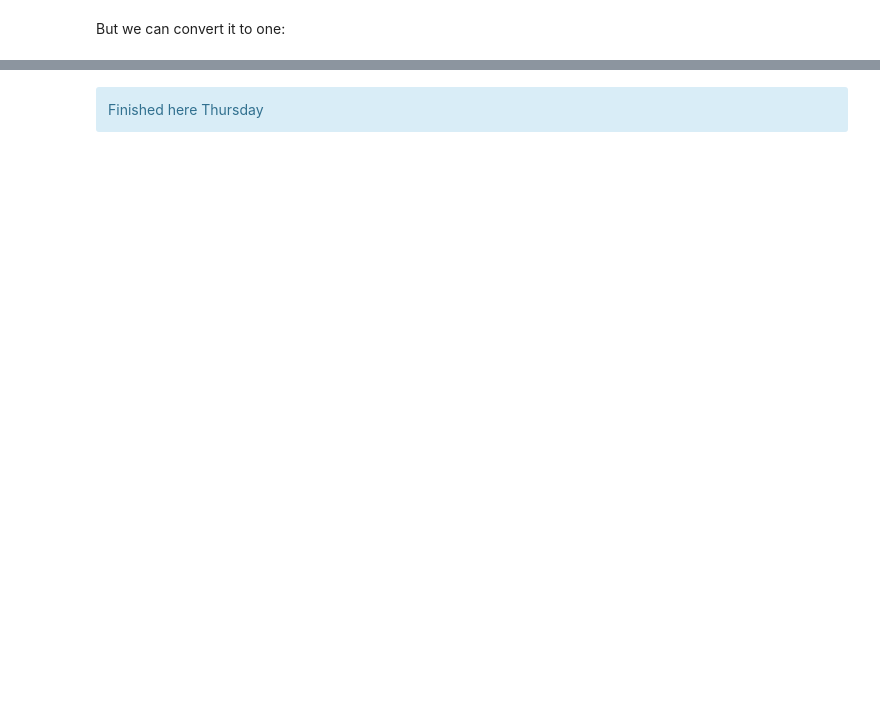
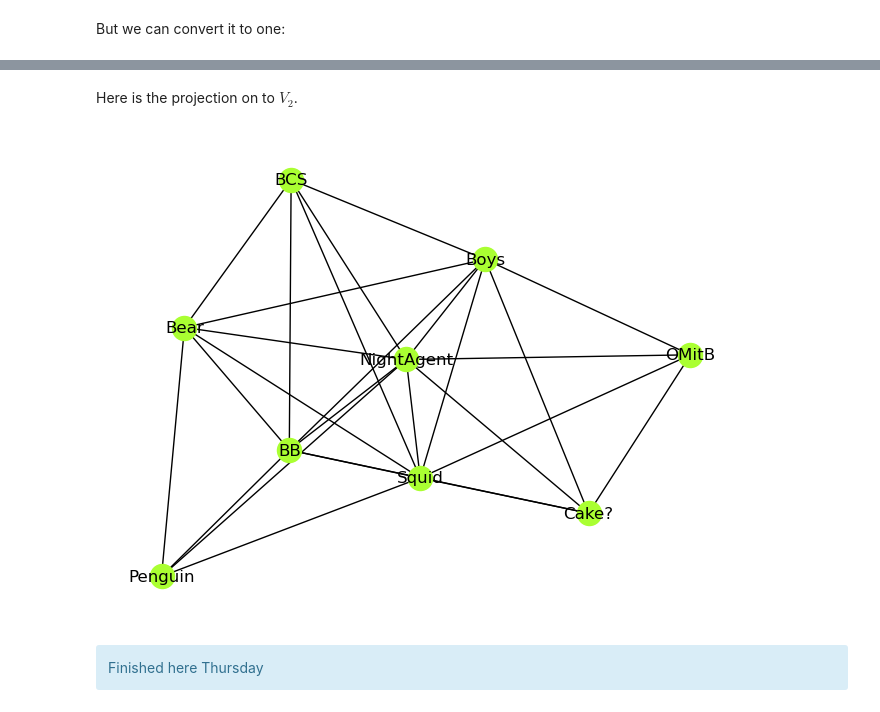
Before and after one commit to niallmadden/niallmadden.github.io, a Jupyter notebook: 2425-CS4423/W04/CS4423-W04-Jupyter.ipynb, the cells around one changed output, grey strips where cells are left out. Cells and saved outputs as stored; diff of their text form; code cells hidden in the pictures; blank space fills up the shorter version.

```diff
--- a/2425-CS4423/W04/CS4423-W04-Jupyter.ipynb
+++ b/2425-CS4423/W04/CS4423-W04-Jupyter.ipynb
@@ -280,2 +273,9 @@ nx.draw(XX, **opts)
+# %% [markdown]
+Here is the projection on to $V_2$.
+# %%
+G_V2 = nx.projected_graph(H, Foci)
+nx.draw(G_V2, **opts)
+# %% [output]
+[figure, added]
 # %% [markdown]
 <div class="alert alert-block alert-info">Finished here Thursday</div>
```
Also changed, not shown: parts of 21 cells of this notebook, 6 other files.
